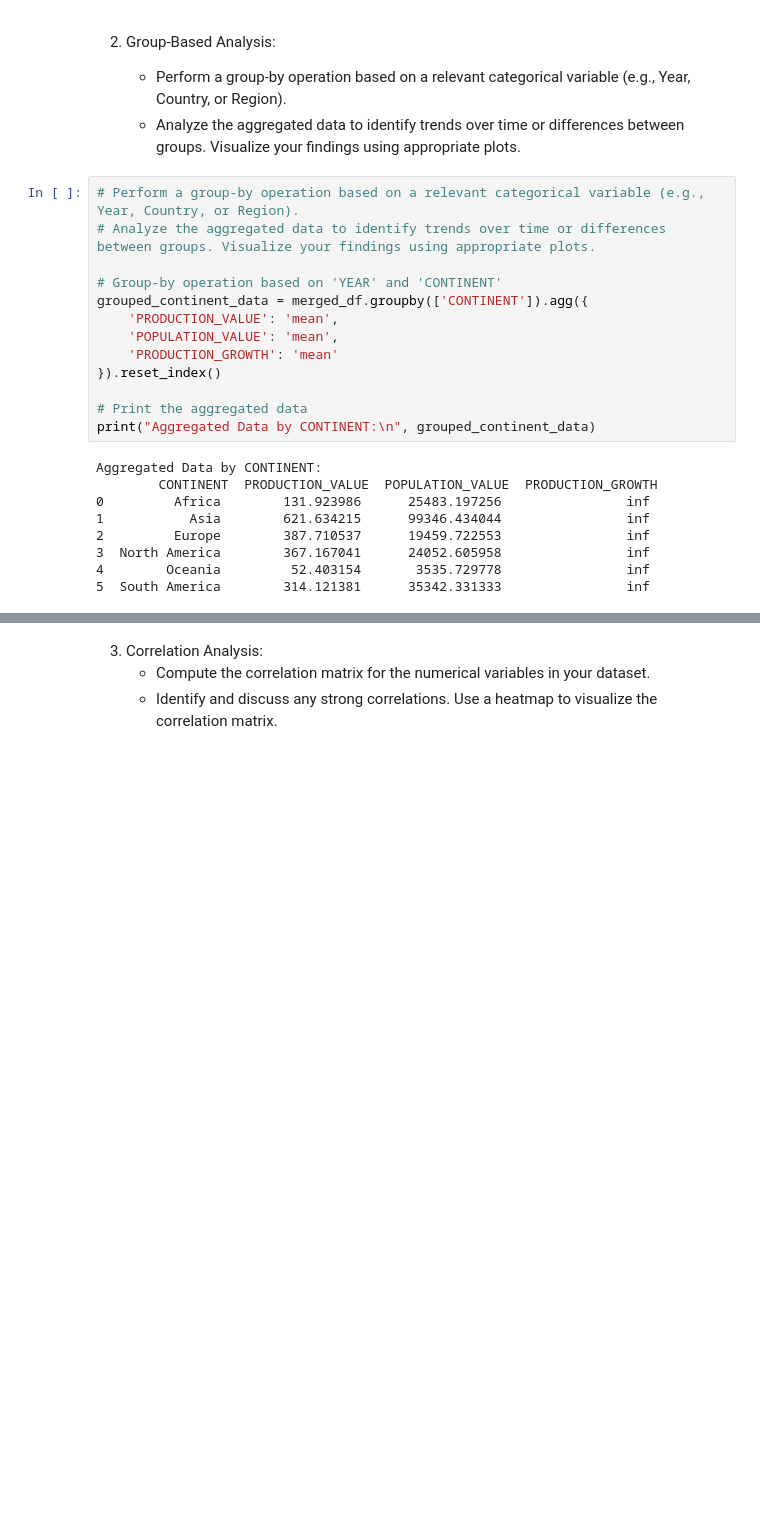
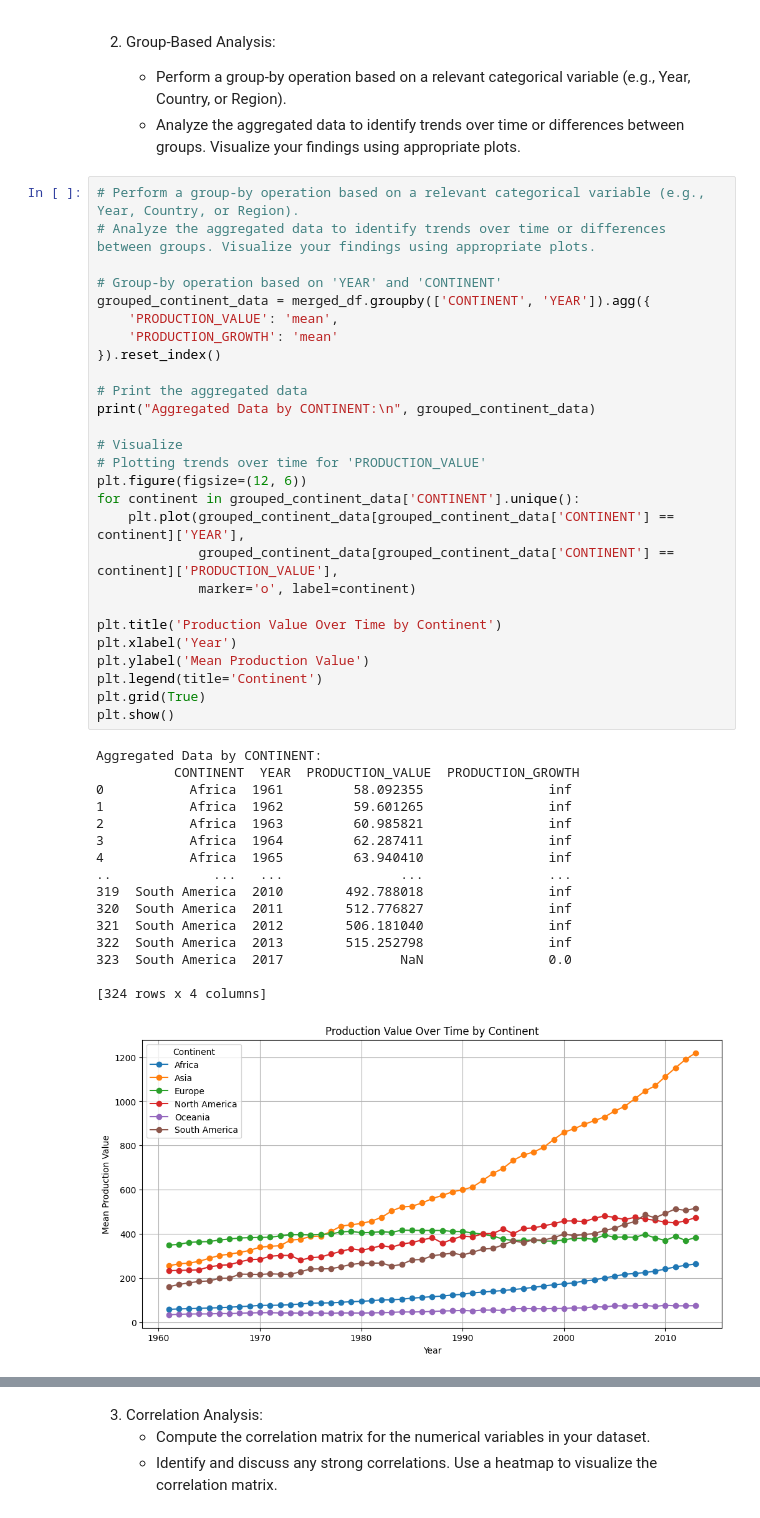
Before and after one commit to Alessa-Gillespie/ASSMT1-GRP3-DATAVIZ, a Jupyter notebook: dataviz_assessment1.ipynb, the cells around one changed output, grey strips where cells are left out. Saved outputs shown, nothing was run; the diff lists cells and outputs as text; blank space fills up the shorter version.

Commit message:
Task 2: With Visualizations

```diff
--- a/dataviz_assessment1.ipynb
+++ b/dataviz_assessment1.ipynb
@@ -830,22 +830,44 @@ Outliers in 'PRODUCTION_GROWTH':
 # %%
 # Perform a group-by operation based on a relevant categorical variable (e.g., Year, Country, or Region).
 # Analyze the aggregated data to identify trends over time or differences between groups. Visualize your findings using appropriate plots.
 
 # Group-by operation based on 'YEAR' and 'CONTINENT'
-grouped_continent_data = merged_df.groupby(['CONTINENT']).agg({
+grouped_continent_data = merged_df.groupby(['CONTINENT', 'YEAR']).agg({
     'PRODUCTION_VALUE': 'mean',
-    'POPULATION_VALUE': 'mean',
     'PRODUCTION_GROWTH': 'mean'
 }).reset_index()
 
 # Print the aggregated data
 print("Aggregated Data by CONTINENT:\n", grouped_continent_data)
+
+# Visualize
+# Plotting trends over time for 'PRODUCTION_VALUE'
+plt.figure(figsize=(12, 6))
+for continent in grouped_continent_data['CONTINENT'].unique():
+    plt.plot(grouped_continent_data[grouped_continent_data['CONTINENT'] == continent]['YEAR'],
+             grouped_continent_data[grouped_continent_data['CONTINENT'] == continent]['PRODUCTION_VALUE'],
+             marker='o', label=continent)
+
+plt.title('Production Value Over Time by Continent')
+plt.xlabel('Year')
+plt.ylabel('Mean Production Value')
+plt.legend(title='Continent')
+plt.grid(True)
+plt.show()
 # %% [output]
 Aggregated Data by CONTINENT:
-        CONTINENT  PRODUCTION_VALUE  POPULATION_VALUE  PRODUCTION_GROWTH
-0         Africa        131.923986      25483.197256                inf
-1           Asia        621.634215      99346.434044                inf
-2         Europe        387.710537      19459.722553                inf
-3  North America        367.167041      24052.605958                inf
-4        Oceania         52.403154       3535.729778                inf
-5  South America        314.121381      35342.331333                inf
+          CONTINENT  YEAR  PRODUCTION_VALUE  PRODUCTION_GROWTH
+0           Africa  1961         58.092355                inf
+1           Africa  1962         59.601265                inf
+2           Africa  1963         60.985821                inf
+3           Africa  1964         62.287411                inf
+4           Africa  1965         63.940410                inf
+..             ...   ...               ...                ...
+319  South America  2010        492.788018                inf
+320  South America  2011        512.776827                inf
+321  South America  2012        506.181040                inf
+322  South America  2013        515.252798                inf
+323  South America  2017               NaN                0.0
+
+[324 rows x 4 columns]
+[figure, added]
```
Also changed, not shown: parts of 6 cells of this notebook.
